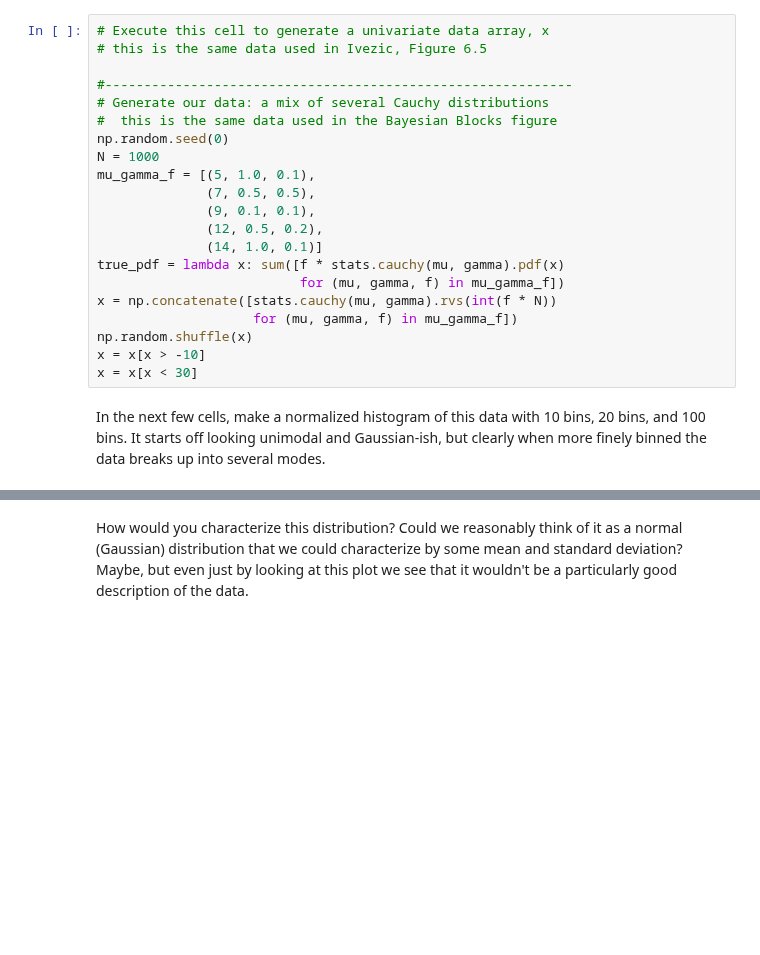
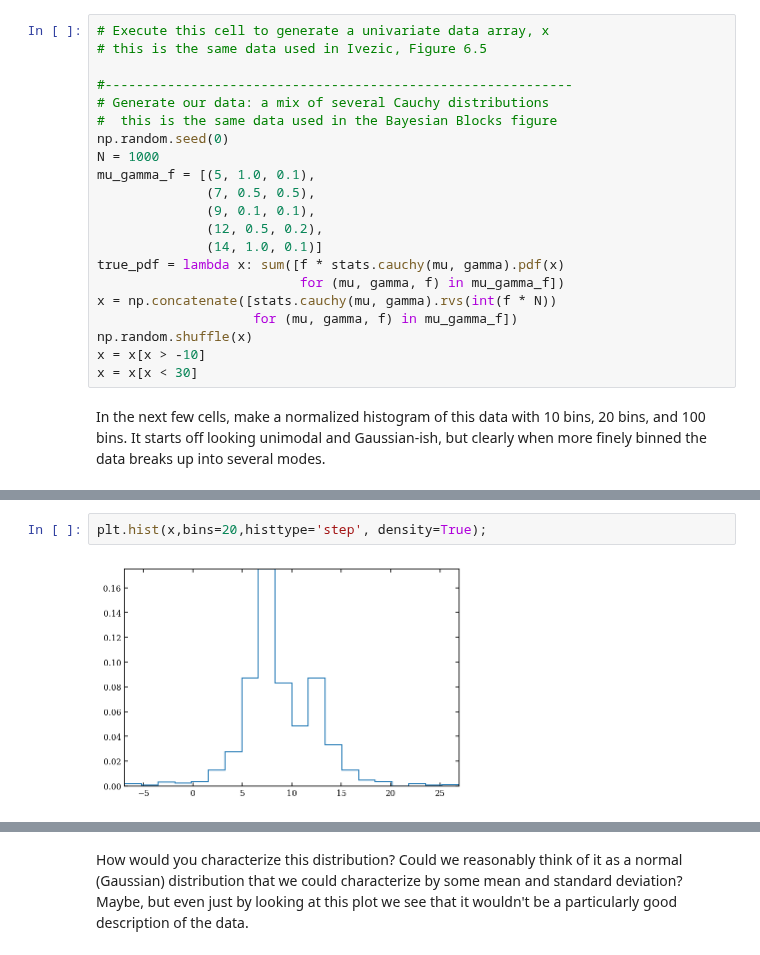
Before and after one commit to dgerosa/astrostatistics_bicocca_2023, a Jupyter notebook: lectures/L07_frequentist.ipynb, the cells around one changed output, grey strips where cells are left out. Saved outputs shown, nothing was run; the diff lists cells and outputs as text; blank space fills up the shorter version.

```diff
--- a/lectures/L07_frequentist.ipynb
+++ b/lectures/L07_frequentist.ipynb
@@ -506,0 +508,4 @@ plt.hist(x,___,___);
+# %%
+plt.hist(x,bins=20,histtype='step', density=True);
+# %% [output]
+[figure, added]
```
Also changed, not shown: parts of 27 cells of this notebook.
